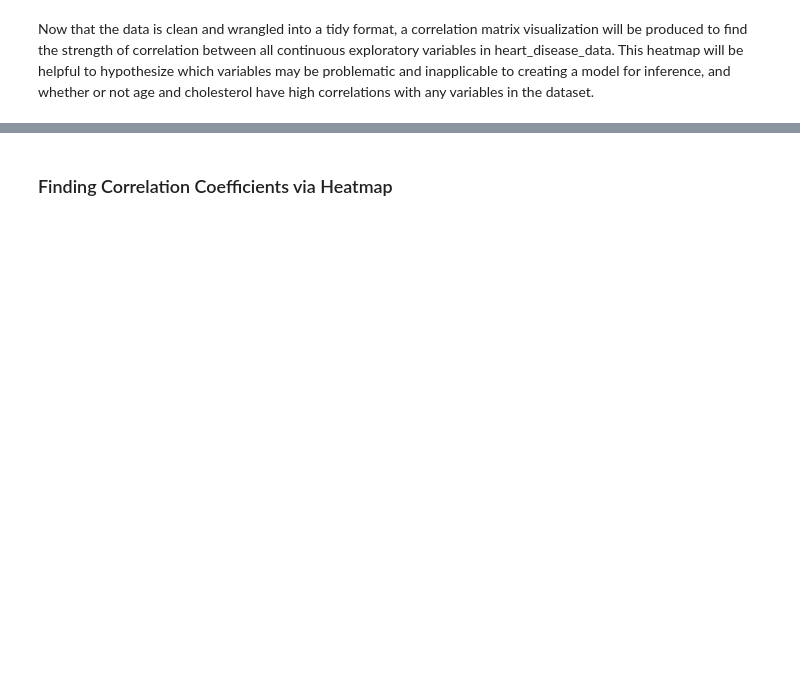
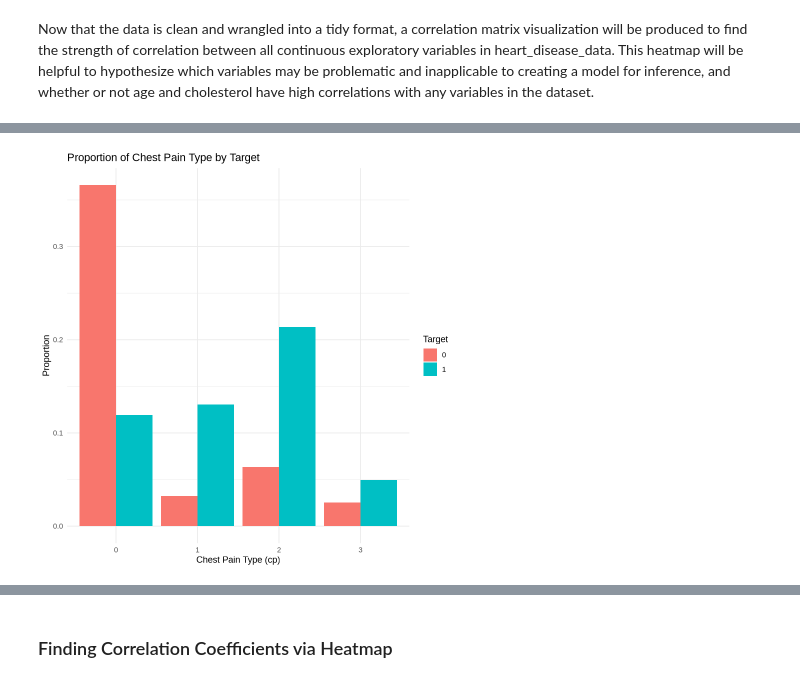
Before and after one commit to CCJS24/STAT301-Final-Project, a Jupyter notebook: C.S's Final Proj Code.ipynb, the cells around one changed output, grey strips where cells are left out. Drawn from its saved outputs; the diff is of its cells as text; code cells hidden in the pictures; blank space fills up the shorter version.

```diff
--- a/C.S's Final Proj Code.ipynb
+++ b/C.S's Final Proj Code.ipynb
@@ -112,0 +181,22 @@ Now that the data is clean and wrangled into a tidy format, a correlation matrix
+# %%
+# Bar Plot comparing chest pain type to target
+# Calculate proportions for chest pain type (cp) by target
+test <- heart_disease_data %>%
+  group_by(cp) %>%
+  mutate(total_in_cp = n()) %>%
+  group_by(cp, target) %>%
+  summarise(count = n(), .groups = "drop") %>%
+  mutate(proportion = count / sum(count))
+
+# Create the bar plot using proportions
+ggplot(test, aes(x = as.factor(cp), y = proportion, fill = as.factor(target))) +
+  geom_col(position = "dodge") +
+  labs(
+    title = "Proportion of Chest Pain Type by Target",
+    x = "Chest Pain Type (cp)",
+    y = "Proportion",
+    fill = "Target"
+  ) +
+  theme_minimal()
+# %% [output]
+[figure, added]
```
Also changed, not shown: parts of 14 cells of this notebook.
